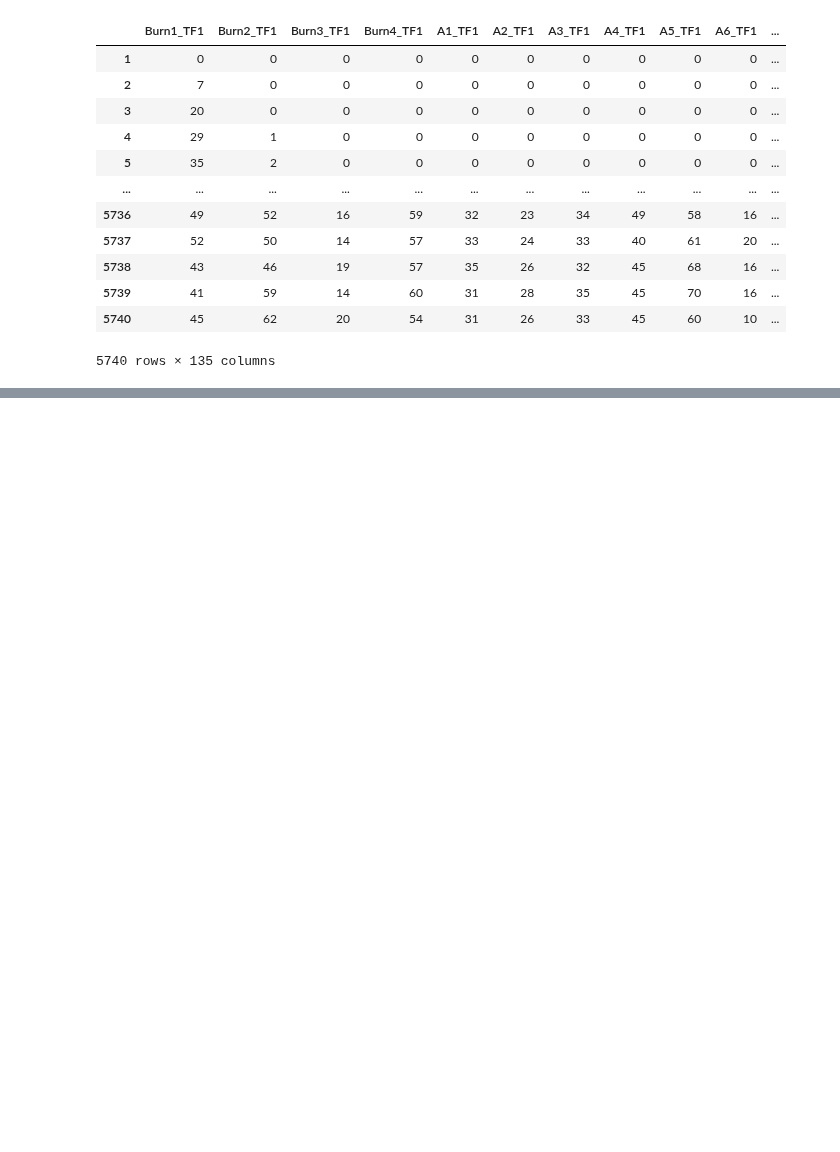
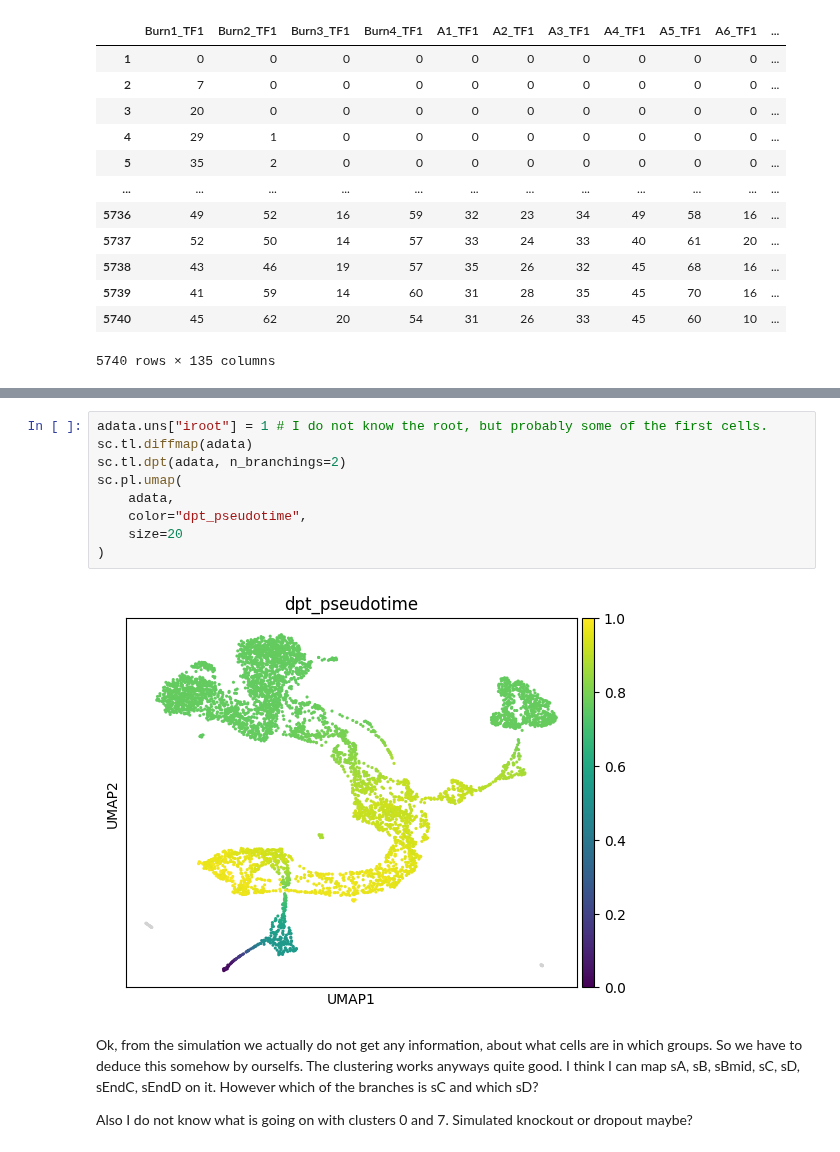
Before and after one commit to DavidWild02/BachelorThesis-ML-Gene-Interactions, a Jupyter notebook: src/PrepareSyntheticData.ipynb, the cells around one changed output, grey strips where cells are left out. Drawn from its saved outputs; the diff is of its cells as text; blank space fills up the shorter version.

```diff
--- a/src/PrepareSyntheticData.ipynb
+++ b/src/PrepareSyntheticData.ipynb
@@ -140,0 +177,15 @@ AnnData object with n_obs × n_vars = 5740 × 135
+# %%
+adata.uns["iroot"] = 1 # I do not know the root, but probably some of the first cells.
+sc.tl.diffmap(adata)
+sc.tl.dpt(adata, n_branchings=2)
+sc.pl.umap(
+    adata,
+    color="dpt_pseudotime",
+    size=20
+)
+# %% [output]
+[figure, added]
+# %% [markdown]
+Ok, from the simulation we actually do not get any information, about what cells are in which groups. So we have to deduce this somehow by ourselfs. The clustering works anyways quite good. I think I can map sA, sB, sBmid, sC, sD, sEndC, sEndD on it. However which of the branches is sC and which sD?
+
+Also I do not know what is going on with clusters 0 and 7. Simulated knockout or dropout maybe?
```
Also changed, not shown: parts of 10 cells of this notebook, 1 other file.
